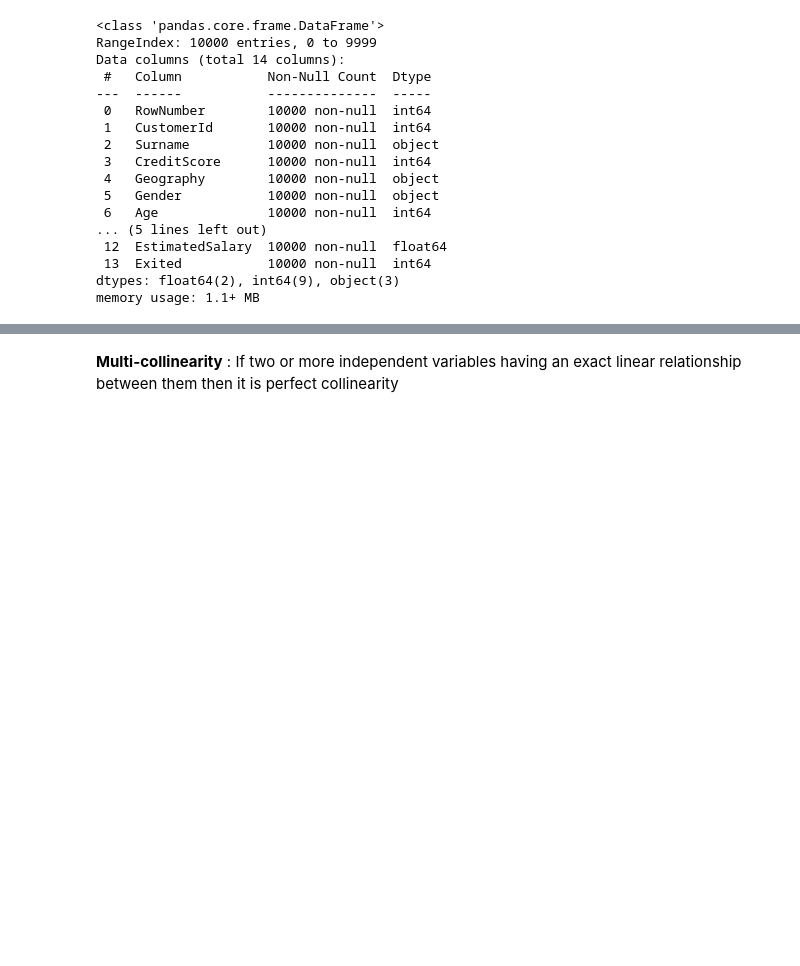
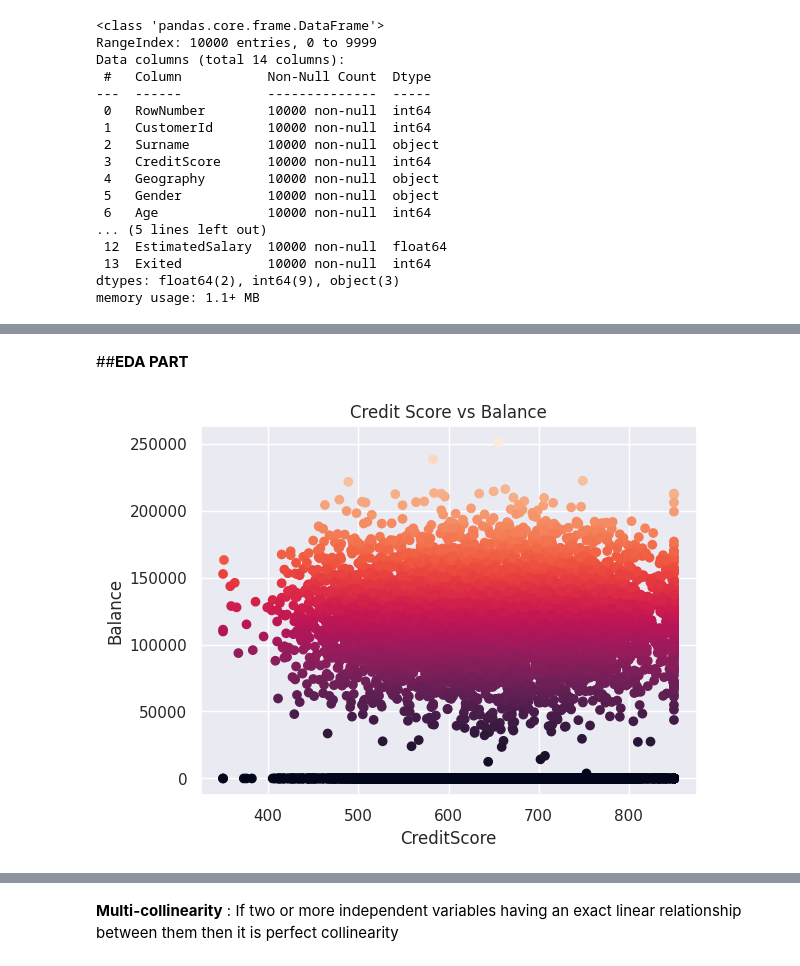
Before and after one commit to Ganesh7134/Bank-cusomer-churn-prediction, a Jupyter notebook: Bank_customer_churn_prediction.ipynb, the cells around one changed output, grey strips where cells are left out. Drawn from its saved outputs; the diff is of its cells as text; code cells hidden in the pictures; blank space fills up the shorter version.

```diff
--- a/Bank_customer_churn_prediction.ipynb
+++ b/Bank_customer_churn_prediction.ipynb
@@ -52,3 +52,15 @@ df.describe() # statistical info
 | 50% | 5000.50000 | 1.569074e+07 | 652.000000 | 37.000000 | 5.000000 | 97198.540000 | 1.000000 | 1.00000 | ... |
 | 75% | 7500.25000 | 1.575323e+07 | 718.000000 | 44.000000 | 7.000000 | 127644.240000 | 2.000000 | 1.00000 | ... |
 | max | 10000.00000 | 1.581569e+07 | 850.000000 | 92.000000 | 10.000000 | 250898.090000 | 4.000000 | 1.00000 | ... |
+# %% [markdown]
+##**EDA PART**
+# %%
+# @title Credit Score vs Balance
+
+import matplotlib.pyplot as plt
+plt.scatter(df['CreditScore'], df['Balance'], c=df['Balance'])
+plt.xlabel('CreditScore')
+plt.ylabel('Balance')
+_ = plt.title('Credit Score vs Balance')
+# %% [output]
+[figure, added]
```
Also changed, not shown: parts of 5 cells of this notebook.
